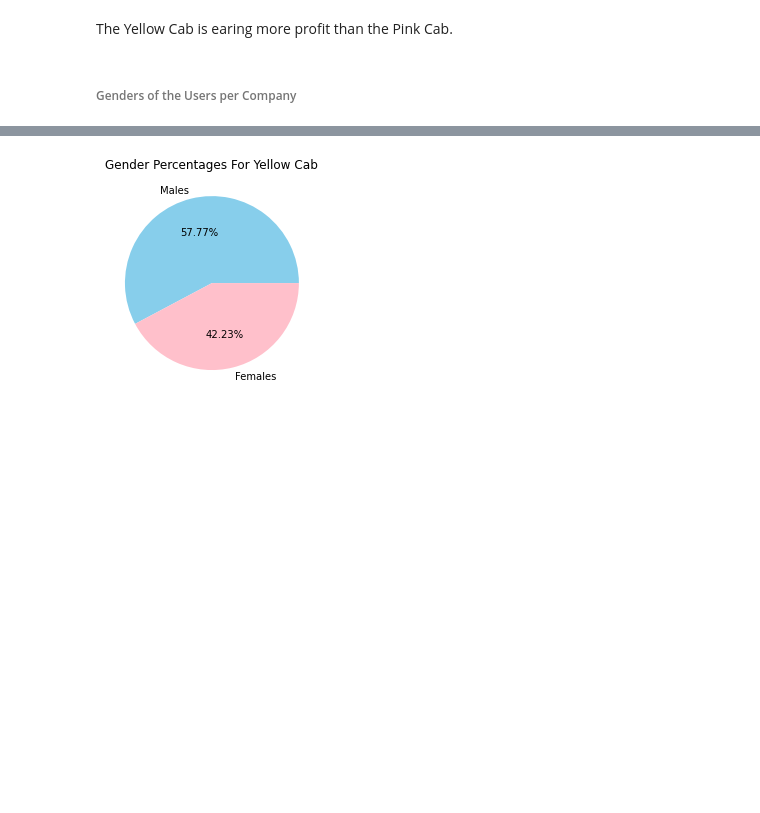
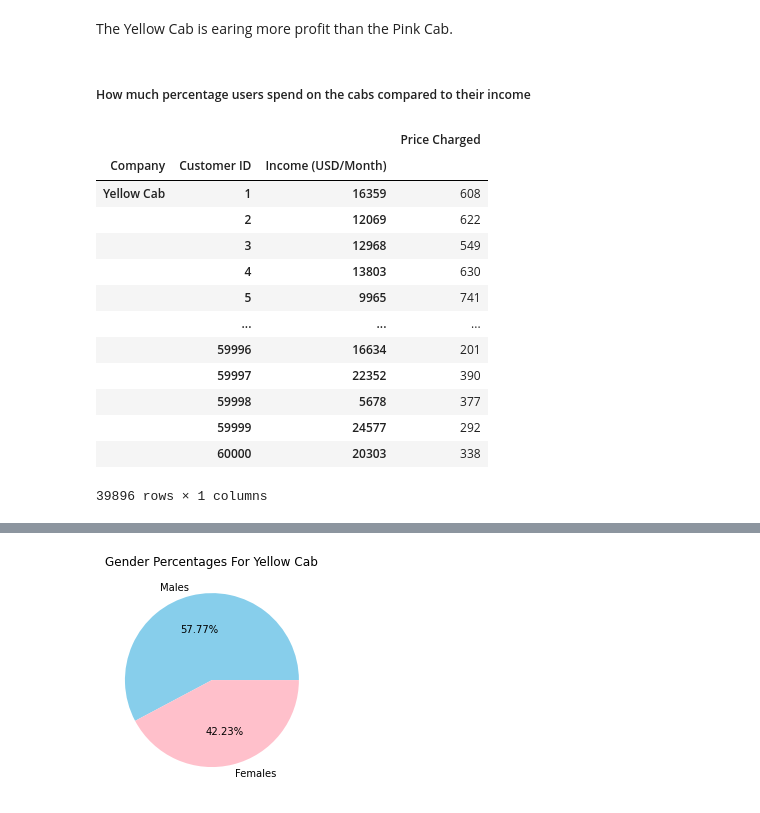
Before and after one commit to Bushra-Eisa/G2M-Case-Study, a Jupyter notebook: Cab Analysis.ipynb, the cells around one changed output, grey strips where cells are left out. Cells and saved outputs as stored; diff of their text form; code cells hidden in the pictures; blank space fills up the shorter version.

```diff
--- a/Cab Analysis.ipynb
+++ b/Cab Analysis.ipynb
@@ -497,5 +513,24 @@ plt.xlim([0 , 30000000])
 [figure]
 # %% [markdown]
 The Yellow Cab is earing more profit than the Pink Cab.
-# %% [markdown]
-###### Genders of the Users per Company
+# %% [markdown]
+##### How much percentage users spend on the cabs compared to their income
+# %%
+# For the yellow cab
+YCPercentageOfIncome = YellowCabDF.groupby([ 'Company', 'Customer ID','Income (USD/Month)' ]).agg(({'Price Charged':'mean'}))
+YCPercentageOfIncome
+# %% [output]
+|  |  |  | Price Charged |
+| Company | Customer ID | Income (USD/Month) |  |
+| Yellow Cab | 1 | 16359 | 608 |
+|  | 2 | 12069 | 622 |
+|  | 3 | 12968 | 549 |
+|  | 4 | 13803 | 630 |
+|  | 5 | 9965 | 741 |
+|  | ... | ... | ... |
+|  | 59996 | 16634 | 201 |
+|  | 59997 | 22352 | 390 |
+|  | 59998 | 5678 | 377 |
+|  | 59999 | 24577 | 292 |
+|  | 60000 | 20303 | 338 |
+39896 rows × 1 columns
```
Also changed, not shown: parts of 79 cells of this notebook.
